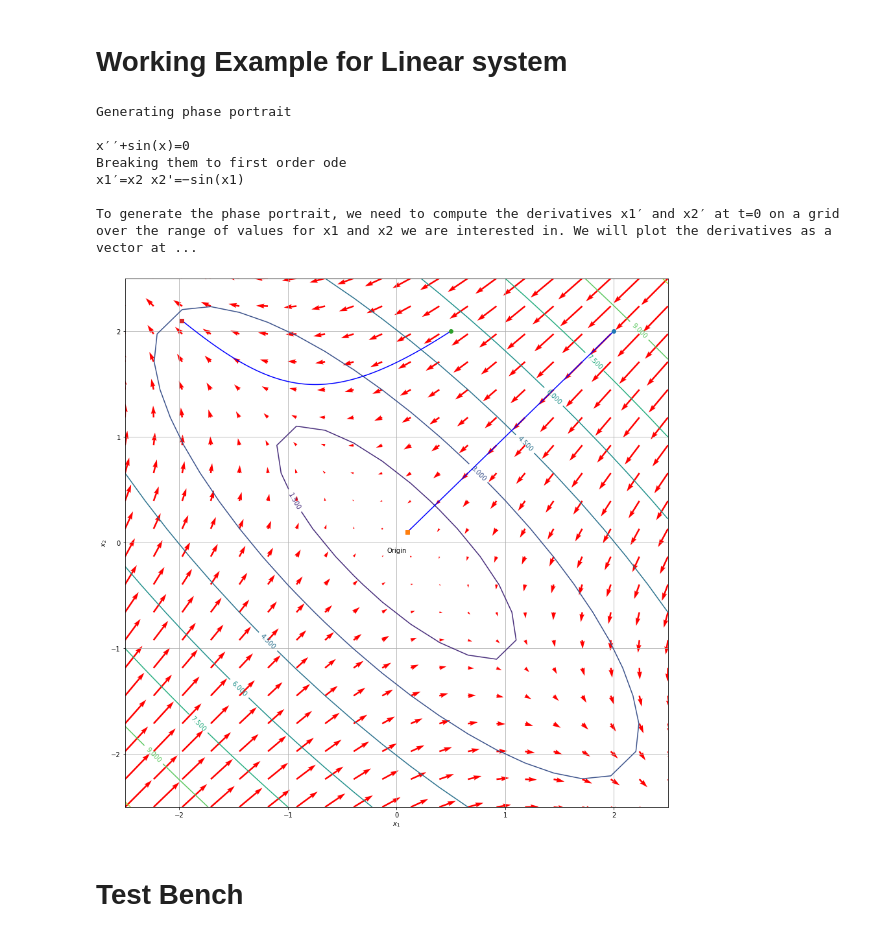
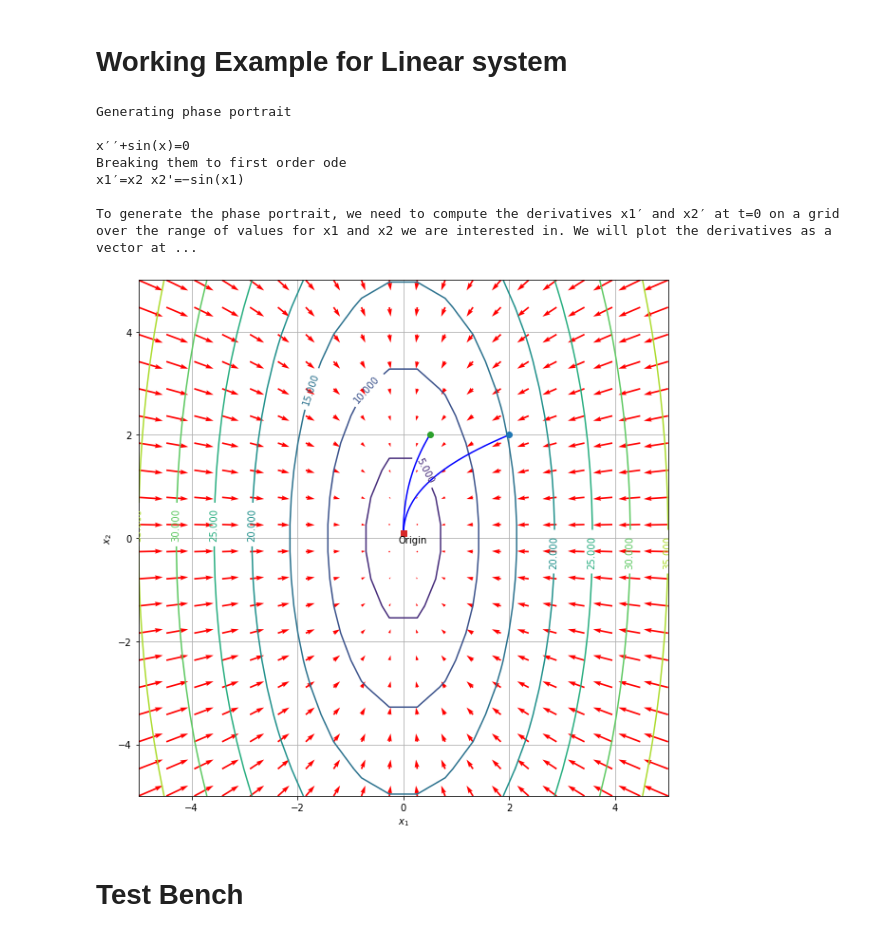
Before and after one commit to rsatwik/PythonPractise, a Jupyter notebook: Nonlinear_Dynamics.ipynb, the cells around one changed output. Cells and saved outputs as stored; diff of their text form; code cells hidden in the pictures.

```diff
--- a/Nonlinear_Dynamics.ipynb
+++ b/Nonlinear_Dynamics.ipynb
@@ -236,16 +239,13 @@ print("Breaking them to first order ode")
 print("x1′=x2 x2'=−sin(x1)")
 print("\nTo generate the phase portrait, we need to compute the derivatives x1′ and x2′ at t=0 on a grid over the range of values for x1 and x2 we are interested in. We will plot the derivatives as a vector at each (x1, x2) which will show us the initial direction from each point.")
 
-import numpy as np
-import matplotlib.pyplot as plt
-
 # States of the system, we input a point to get the derivates of states
 def f(X,t):
     x1, x2 = X
-    return [-1*x1-2*x2, -2*x1-1*x2]
+    return [-7*x1-0*x2, 0*x1-3*x2]
 
 # To create a meshgrid for all possible state values
-space=2.5
+space=5
 points=20
 x1 = np.linspace(-space,space,points)
 x2 = np.linspace(-space,space,points)
@@ -267,40 +267,40 @@ for i in range(rows):
         v[i,j] = Xprime[1]
 
 z=np.sqrt(u**2+v**2)
-fig=plt.figure(figsize=(15,15))
+fig=plt.figure(figsize=(10,10))
 Q = plt.quiver(X1, X2, u, v, color='r')
 Cp = plt.contour(x1,x2,z)
 plt.grid()
 plt.clabel(Cp,inline=True,fontsize=10)
 plt.xlabel('$x_1$')
 plt.ylabel('$x_2$')
 plt.annotate("Origin",xy=(-0.09,-0.09))
 # plt.xlim([-2,8])
 # plt.ylim([-4,4])
 
 for end in range(1,2):
     t=np.linspace(0,end,100)
     X0=[2,2]
     Xsol=odeint(f,X0,t)
     plt.plot(Xsol[:,0],Xsol[:,1],'b-')# path
     plt.plot([Xsol[0,0]],[Xsol[0,1]],'o')#start
     plt.plot([Xsol[-1,0]],[Xsol[-1,1]],'s') #end
     X01=[0.5,2]
     Xsol1=odeint(f,X01,t)
     plt.plot(Xsol1[:,0],Xsol1[:,1],'b-')# path
     plt.plot([Xsol1[0,0]],[Xsol1[0,1]],'o')#start
     plt.plot([Xsol1[-1,0]],[Xsol1[-1,1]],'s') #end
 
 # plt.savefig('Output.png')
 # %% [output]
 Generating phase portrait
 
 x′′+sin(x)=0
 Breaking them to first order ode
 x1′=x2 x2'=−sin(x1)
 
 To generate the phase portrait, we need to compute the derivatives x1′ and x2′ at t=0 on a grid over the range of values for x1 and x2 we are interested in. We will plot the derivatives as a vector at ...
-[figure, old version]
+[figure, new version]
 # %% [markdown]
 # Test Bench
 # %%
```
Also changed, not shown: parts of 2 cells of this notebook, 2 other files.
